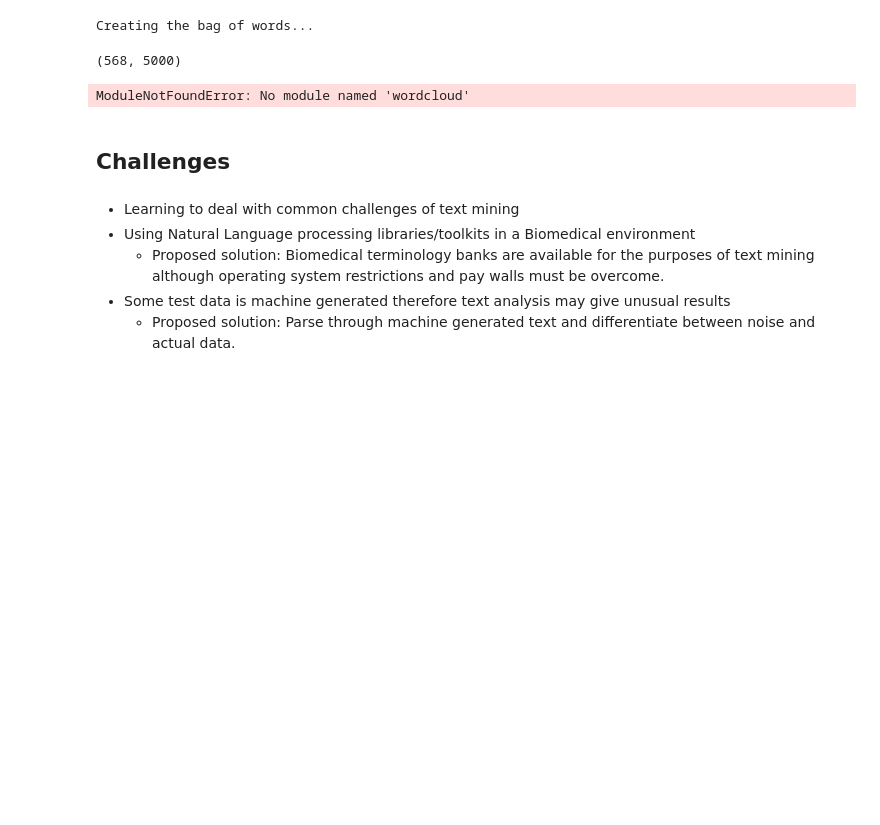
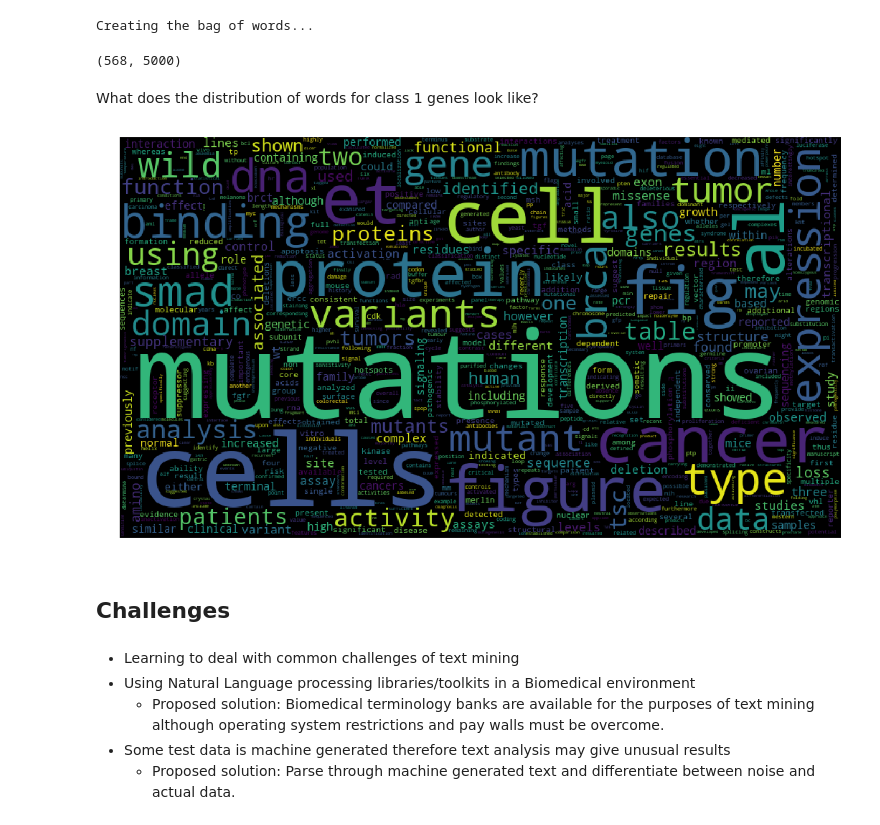
Before and after one commit to lriverawong/personalized-medicine-data-analysis, a Jupyter notebook: Final.ipynb, the cells around one changed output. Cells and saved outputs as stored; diff of their text form; code cells hidden in the pictures; blank space fills up the shorter version.

```diff
--- a/Final.ipynb
+++ b/Final.ipynb
@@ -325,3 +390,5 @@ df4 = df3.set_index('word')['count']
 #print(df4)
 d = df4.to_dict()
 #print(d)
+# %% [markdown]
+What does the distribution of words for class 1 genes look like?
@@ -328,14 +398,11 @@ d = df4.to_dict()
 # %%
-from wordcloud import WordCloud
-cloud = WordCloud(background_color="white")
-
 positive_cloud = WordCloud(width=900,height=500, max_words=1628,relative_scaling=1,normalize_plurals=False).generate_from_frequencies(d)
-plt.figure(figsize=(20,20))
+plt.figure(figsize=(18,18))
 plt.imshow(positive_cloud)
 plt.axis("off")
 plt.show()
 # %% [output]
-ModuleNotFoundError: No module named 'wordcloud'
+[figure, added]
 # %% [markdown]
 ## Challenges
 # %% [markdown]
```
Also changed, not shown: parts of 23 cells of this notebook.
